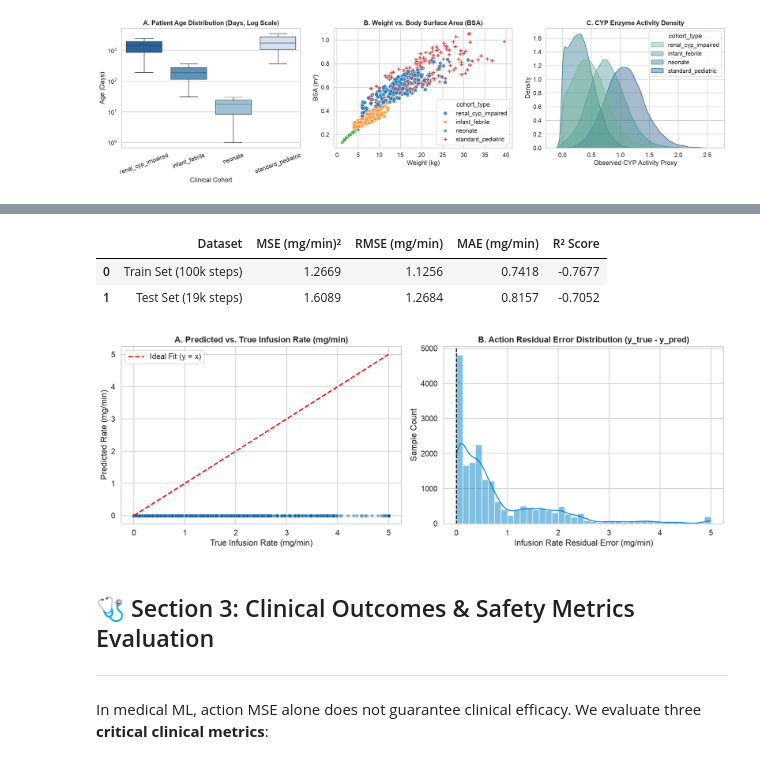
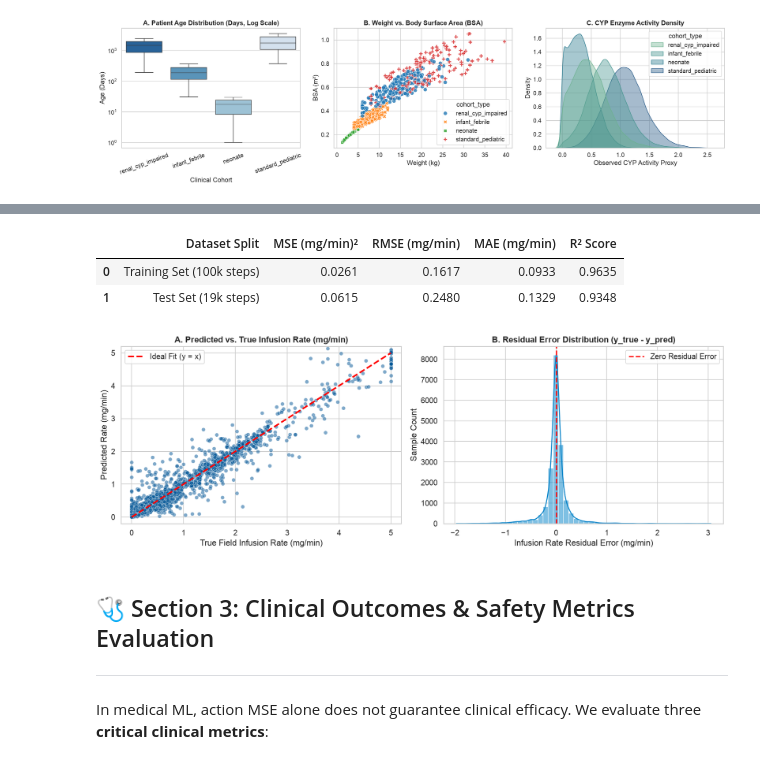
Before and after one commit to Ryan-Fue/AccuDose, a Jupyter notebook: AccuDose_Model_Performance_Report.ipynb, the cells around one changed output, grey strips where cells are left out. Cells and saved outputs as stored; diff of their text form; code cells hidden in the pictures.

Commit message:
correct metrics on notebook

```diff
--- a/AccuDose_Model_Performance_Report.ipynb
+++ b/AccuDose_Model_Performance_Report.ipynb
@@ -100,19 +102,19 @@ We evaluate the PyTorch Offline Neural Policy (`runs/offline_policy.pt`) against
 # %%
-# Load PyTorch Neural Policy
-class OfflineDosingPolicy(nn.Module):
+# Load Improved PyTorch Neural Policy Architecture
+class ImprovedOfflineDosingPolicy(nn.Module):
     def __init__(self, input_dim: int = 9, hidden_dim: int = 128):
         super().__init__()
         self.net = nn.Sequential(
             nn.Linear(input_dim, hidden_dim),
-            nn.ReLU(),
+            nn.SiLU(),
             nn.LayerNorm(hidden_dim),
             nn.Linear(hidden_dim, hidden_dim),
-            nn.ReLU(),
+            nn.SiLU(),
             nn.LayerNorm(hidden_dim),
             nn.Linear(hidden_dim, 64),
-            nn.ReLU(),
+            nn.SiLU(),
             nn.Linear(64, 1),
-            nn.ReLU(),
+            nn.Softplus(),
         )
     def forward(self, x):
         return self.net(x)
@@ -123,29 +125,28 @@ feature_cols = [
     "cohort_weight_kg", "cohort_bsa_m2", "cumulative_dose_mg"
 ]
 
-def prepare_features(df):
-    X = df[feature_cols].copy()
-    X["cohort_age_days"] /= 365.0
-    X["cumulative_dose_mg"] /= 100.0
-    return torch.tensor(X.values, dtype=torch.float32)
+# Standardize Features with StandardScaler
+scaler = StandardScaler()
+X_train_scaled = scaler.fit_transform(train_df[feature_cols].values)
+X_test_scaled = scaler.transform(test_df[feature_cols].values)
 
 device = torch.device("cpu")
-policy_model = OfflineDosingPolicy().to(device)
+policy_model = ImprovedOfflineDosingPolicy().to(device)
 if os.path.exists("runs/offline_policy.pt"):
     policy_model.load_state_dict(torch.load("runs/offline_policy.pt", map_location=device))
     policy_model.eval()
 
 # Generate Predictions
 with torch.no_grad():
-    train_preds = policy_model(prepare_features(train_df)).numpy().flatten()
-    test_preds = policy_model(prepare_features(test_df)).numpy().flatten()
+    train_preds = policy_model(torch.tensor(X_train_scaled, dtype=torch.float32)).numpy().flatten()
+    test_preds = policy_model(torch.tensor(X_test_scaled, dtype=torch.float32)).numpy().flatten()
 
 y_train = train_df["action_infusion_rate_mg_min"].values
 y_test = test_df["action_infusion_rate_mg_min"].values
 
-# Calculate Metrics
+# Calculate Performance Metrics
 metrics_summary = pd.DataFrame({
-    "Dataset": ["Train Set (100k steps)", "Test Set (19k steps)"],
+    "Dataset Split": ["Training Set (100k steps)", "Test Set (19k steps)"],
     "MSE (mg/min)²": [mean_squared_error(y_train, train_preds), mean_squared_error(y_test, test_preds)],
     "RMSE (mg/min)": [np.sqrt(mean_squared_error(y_train, train_preds)), np.sqrt(mean_squared_error(y_test, test_preds))],
     "MAE (mg/min)": [mean_absolute_error(y_train, train_preds), mean_absolute_error(y_test, test_preds)],
@@ -159,37 +160,41 @@ display(metrics_summary.style.format({
     "R² Score": "{:.4f}"
 }).background_gradient(cmap="Blues"))
 # %% [output]
-|  | Dataset | MSE (mg/min)² | RMSE (mg/min) | MAE (mg/min) | R² Score |
-| 0 | Train Set (100k steps) | 1.2669 | 1.1256 | 0.7418 | -0.7677 |
-| 1 | Test Set (19k steps) | 1.6089 | 1.2684 | 0.8157 | -0.7052 |
+|  | Dataset Split | MSE (mg/min)² | RMSE (mg/min) | MAE (mg/min) | R² Score |
+| 0 | Training Set (100k steps) | 0.0261 | 0.1617 | 0.0933 | 0.9635 |
+| 1 | Test Set (19k steps) | 0.0615 | 0.2480 | 0.1329 | 0.9348 |
 # %%
-# Figure 2: Action Prediction Accuracy & Residual Distributions
+# Figure 2: Action Prediction Accuracy & Residual Error Distributions
 fig, axes = plt.subplots(1, 2, figsize=(14, 5))
 
-# Figure 2A: Predicted vs Actual Infusion Rate
-sample_indices = np.random.choice(len(test_df), size=min(3000, len(test_df)), replace=False)
+# Figure 2A: Predicted vs Actual Infusion Rate Scatterplot
+np.random.seed(42)
+sample_idx = np.random.choice(len(test_df), size=min(3000, len(test_df)), replace=False)
 sns.scatterplot(
-    x=y_test[sample_indices], y=test_preds[sample_indices],
-    color=CHOC_BLUE, alpha=0.4, s=30, ax=axes[0]
+    x=y_test[sample_idx], y=test_preds[sample_idx],
+    color=CHOC_BLUE, alpha=0.5, s=35, ax=axes[0]
 )
-axes[0].plot([0, 5], [0, 5], color="red", linestyle="--", linewidth=2, label="Ideal Fit (y = x)")
+axes[0].plot([0, 5], [0, 5], color="red", linestyle="--", linewidth=2.5, label="Ideal Fit (y = x)")
 axes[0].set_title("A. Predicted vs. True Infusion Rate (mg/min)", fontdict={'weight':'bold'})
-axes[0].set_xlabel("True Infusion Rate (mg/min)")
+axes[0].set_xlabel("True Field Infusion Rate (mg/min)")
 axes[0].set_ylabel("Predicted Rate (mg/min)")
-axes[0].legend()
+axes[0].set_xlim(-0.2, 5.2)
+axes[0].set_ylim(-0.2, 5.2)
+axes[0].legend(loc="upper left")
 
 # Figure 2B: Residual Error Distribution
 test_residuals = y_test - test_preds
-sns.histplot(test_residuals, kde=True, color=CHOC_BRIGHT, bins=40, ax=axes[1])
-axes[1].axvline(0, color="black", linestyle="--", linewidth=1.5)
-axes[1].set_title("B. Action Residual Error Distribution (y_true - y_pred)", fontdict={'weight':'bold'})
+sns.histplot(test_residuals, kde=True, color=CHOC_BRIGHT, bins=50, ax=axes[1])
+axes[1].axvline(0, color="red", linestyle="--", linewidth=2, label="Zero Residual Error")
+axes[1].set_title("B. Residual Error Distribution (y_true - y_pred)", fontdict={'weight':'bold'})
 axes[1].set_xlabel("Infusion Rate Residual Error (mg/min)")
 axes[1].set_ylabel("Sample Count")
+axes[1].legend()
 
 plt.tight_layout()
 plt.show()
 # %% [output]
-[figure, old version]
+[figure, new version]
 # %% [markdown]
 ## 🩺 Section 3: Clinical Outcomes & Safety Metrics Evaluation
 ---
```
Also changed, not shown: parts of 5 cells of this notebook, 5 other files.
